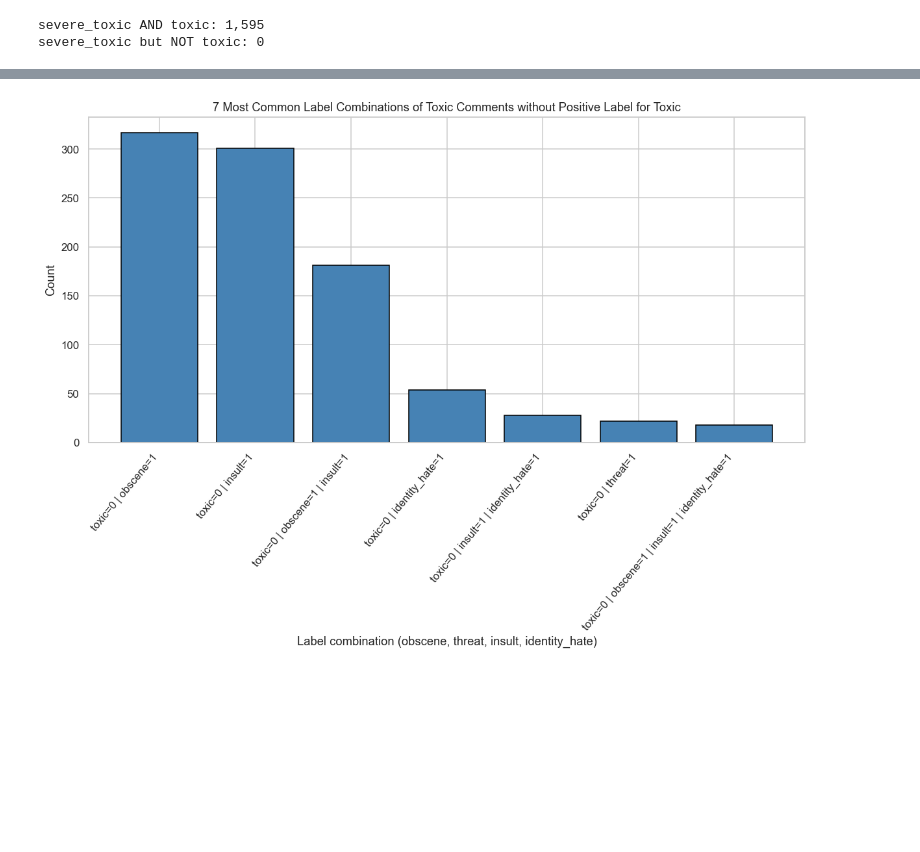
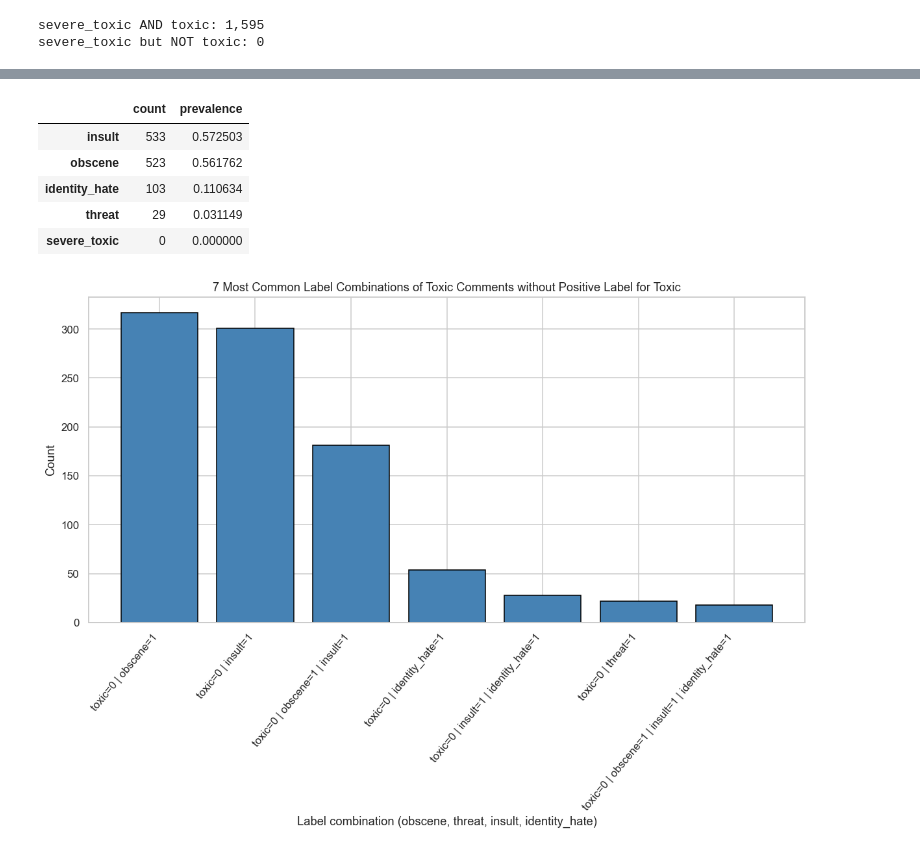
Before and after one commit to danlam-sudo/cmpe258-2026Fall-ToxicCommentDetection, a Jupyter notebook: eda/EDA.ipynb, the cells around one changed output, grey strips where cells are left out. Saved outputs shown, nothing was run; the diff lists cells and outputs as text; code cells hidden in the pictures; blank space fills up the shorter version.

```diff
--- a/eda/EDA.ipynb
+++ b/eda/EDA.ipynb
@@ -294,3 +321,16 @@ Name: count, dtype: int64
+# %%
+# Label Frequencies
+tox_label_counts = toxic_var_df[non_toxic_head_cols].sum().sort_values(ascending=False)
+tox_label_rates = toxic_var_df[non_toxic_head_cols].mean().sort_values(ascending=False)
+
+display(pd.DataFrame({"count": tox_label_counts, "prevalence": tox_label_rates}))
+# %% [output]
+|  | count | prevalence |
+| insult | 533 | 0.572503 |
+| obscene | 523 | 0.561762 |
+| identity_hate | 103 | 0.110634 |
+| threat | 29 | 0.031149 |
+| severe_toxic | 0 | 0.000000 |
 # %%
 # Bar chart: 4-bit patterns (obscene, threat, insult, identity_hate) for toxic=0 rows with some other head positive
 # Excludes the `severe_toxic` column from the pattern, matching value_counts on the four columns only.
```
Also changed, not shown: parts of 11 cells of this notebook, 2 other files.
